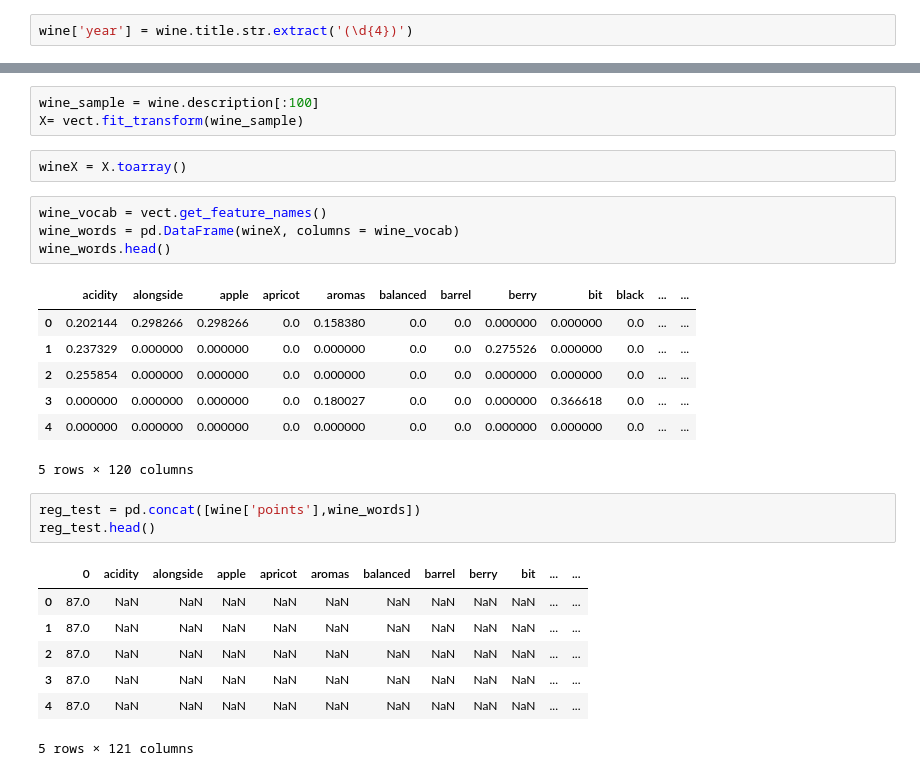
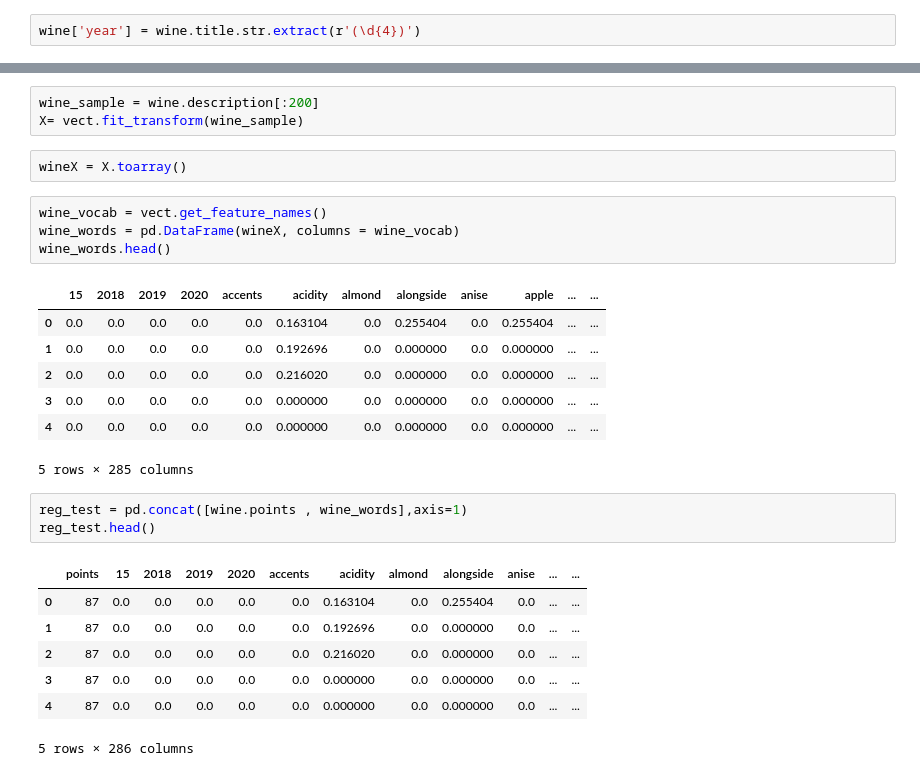
Before and after one commit to BLouie2/GA-ClassProjects, a Jupyter notebook: Wine - Final Project.ipynb, the cells around one changed output, grey strips where cells are left out. Drawn from its saved outputs; the diff is of its cells as text.

```diff
--- a/Wine - Final Project.ipynb
+++ b/Wine - Final Project.ipynb
@@ -369,7 +386,7 @@ Name: title, dtype: object
 # %%
 wine['title'] = wine['title'].astype(str)
 # %%
-wine['year'] = wine.title.str.extract('(\d{4})')
+wine['year'] = wine.title.str.extract(r'(\d{4})')
 # %%
 wine['year'].head()
 # %% [output]
@@ -501,7 +514,7 @@ TfidfTransformer(norm='l2', smooth_idf=True, sublinear_tf=False, use_idf=True)
 # %%
 vect = TfidfVectorizer(min_df = 4, stop_words='english', lowercase = True, max_features=600)
 # %%
-wine_sample = wine.description[:100]
+wine_sample = wine.description[:200]
 X= vect.fit_transform(wine_sample)
 # %%
 wineX = X.toarray()
@@ -510,21 +523,21 @@ wine_vocab = vect.get_feature_names()
 wine_words = pd.DataFrame(wineX, columns = wine_vocab)
 wine_words.head()
 # %% [output]
-|  | acidity | alongside | apple | apricot | aromas | balanced | barrel | berry | bit | black | ... | ... |
-| 0 | 0.202144 | 0.298266 | 0.298266 | 0.0 | 0.158380 | 0.0 | 0.0 | 0.000000 | 0.000000 | 0.0 | ... | ... |
-| 1 | 0.237329 | 0.000000 | 0.000000 | 0.0 | 0.000000 | 0.0 | 0.0 | 0.275526 | 0.000000 | 0.0 | ... | ... |
-| 2 | 0.255854 | 0.000000 | 0.000000 | 0.0 | 0.000000 | 0.0 | 0.0 | 0.000000 | 0.000000 | 0.0 | ... | ... |
-| 3 | 0.000000 | 0.000000 | 0.000000 | 0.0 | 0.180027 | 0.0 | 0.0 | 0.000000 | 0.366618 | 0.0 | ... | ... |
-| 4 | 0.000000 | 0.000000 | 0.000000 | 0.0 | 0.000000 | 0.0 | 0.0 | 0.000000 | 0.000000 | 0.0 | ... | ... |
+|  | 15 | 2018 | 2019 | 2020 | accents | acidity | almond | alongside | anise | apple | ... | ... |
+| 0 | 0.0 | 0.0 | 0.0 | 0.0 | 0.0 | 0.163104 | 0.0 | 0.255404 | 0.0 | 0.255404 | ... | ... |
+| 1 | 0.0 | 0.0 | 0.0 | 0.0 | 0.0 | 0.192696 | 0.0 | 0.000000 | 0.0 | 0.000000 | ... | ... |
+| 2 | 0.0 | 0.0 | 0.0 | 0.0 | 0.0 | 0.216020 | 0.0 | 0.000000 | 0.0 | 0.000000 | ... | ... |
+| 3 | 0.0 | 0.0 | 0.0 | 0.0 | 0.0 | 0.000000 | 0.0 | 0.000000 | 0.0 | 0.000000 | ... | ... |
+| 4 | 0.0 | 0.0 | 0.0 | 0.0 | 0.0 | 0.000000 | 0.0 | 0.000000 | 0.0 | 0.000000 | ... | ... |
-5 rows × 120 columns
+5 rows × 285 columns
 # %%
-reg_test = pd.concat([wine['points'],wine_words])
+reg_test = pd.concat([wine.points , wine_words],axis=1)
 reg_test.head()
 # %% [output]
-|  | 0 | acidity | alongside | apple | apricot | aromas | balanced | barrel | berry | bit | ... | ... |
-| 0 | 87.0 | NaN | NaN | NaN | NaN | NaN | NaN | NaN | NaN | NaN | ... | ... |
-| 1 | 87.0 | NaN | NaN | NaN | NaN | NaN | NaN | NaN | NaN | NaN | ... | ... |
-| 2 | 87.0 | NaN | NaN | NaN | NaN | NaN | NaN | NaN | NaN | NaN | ... | ... |
-| 3 | 87.0 | NaN | NaN | NaN | NaN | NaN | NaN | NaN | NaN | NaN | ... | ... |
-| 4 | 87.0 | NaN | NaN | NaN | NaN | NaN | NaN | NaN | NaN | NaN | ... | ... |
+|  | points | 15 | 2018 | 2019 | 2020 | accents | acidity | almond | alongside | anise | ... | ... |
+| 0 | 87 | 0.0 | 0.0 | 0.0 | 0.0 | 0.0 | 0.163104 | 0.0 | 0.255404 | 0.0 | ... | ... |
+| 1 | 87 | 0.0 | 0.0 | 0.0 | 0.0 | 0.0 | 0.192696 | 0.0 | 0.000000 | 0.0 | ... | ... |
+| 2 | 87 | 0.0 | 0.0 | 0.0 | 0.0 | 0.0 | 0.216020 | 0.0 | 0.000000 | 0.0 | ... | ... |
+| 3 | 87 | 0.0 | 0.0 | 0.0 | 0.0 | 0.0 | 0.000000 | 0.0 | 0.000000 | 0.0 | ... | ... |
+| 4 | 87 | 0.0 | 0.0 | 0.0 | 0.0 | 0.0 | 0.000000 | 0.0 | 0.000000 | 0.0 | ... | ... |
-5 rows × 121 columns
+5 rows × 286 columns
```
Also changed, not shown: parts of 17 cells of this notebook.
